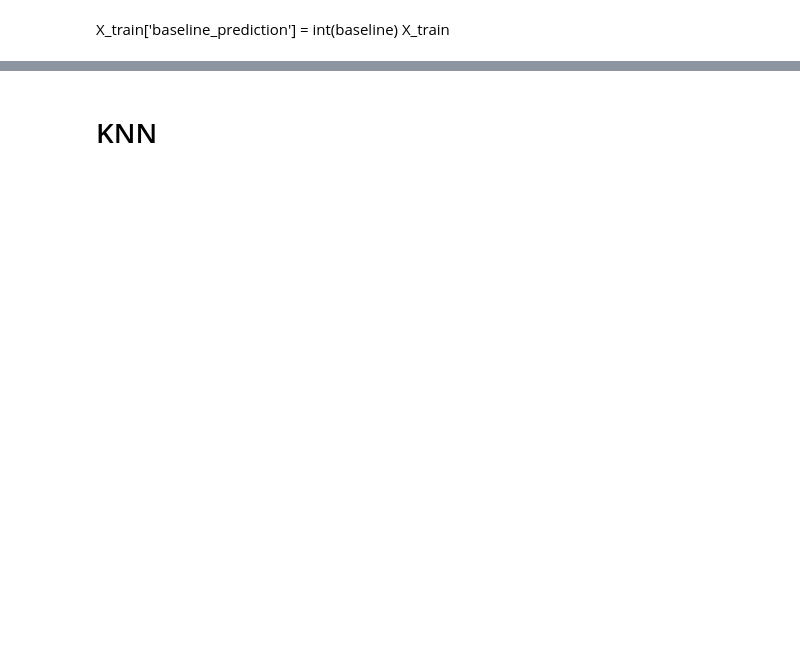
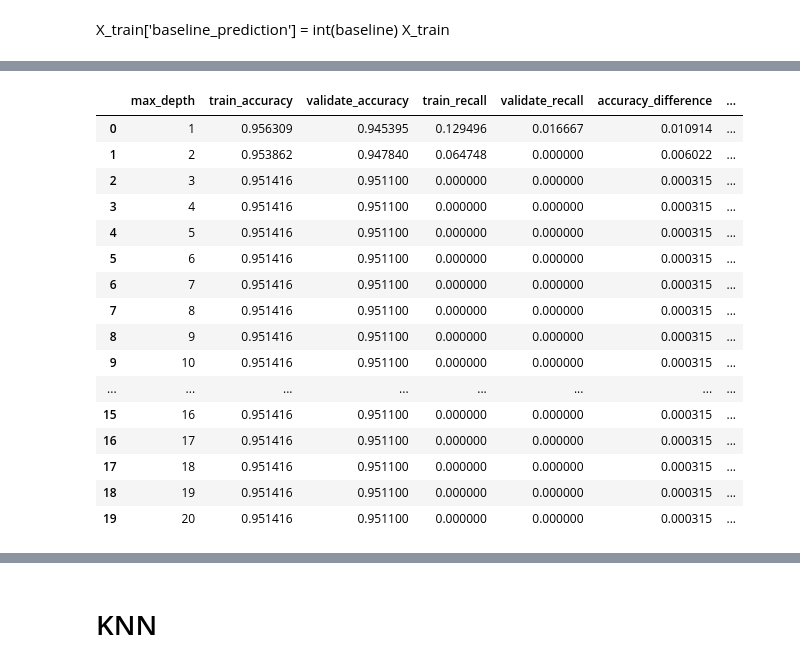
Before and after one commit to Yvette-Ibarra/Individual-Project, a Jupyter notebook: Stroke_Project_Final_Report.ipynb, the cells around one changed output, grey strips where cells are left out. Drawn from its saved outputs; the diff is of its cells as text; code cells hidden in the pictures; blank space fills up the shorter version.

Commit message:
update model section

```diff
--- a/Stroke_Project_Final_Report.ipynb
+++ b/Stroke_Project_Final_Report.ipynb
@@ -369,4 +285,2 @@ stat_features = ['age','avg_glucose_level','hypertension','heart_disease','ever_
-# %%
-X_train,y_train,X_validate,y_validate, X_test, y_test = model_prep(train,validate,test,stat_features)
 # %%
 y_validate.shape,X_validate.shape,X_train.shape,y_train.shape,X_test.shape, y_test.shape
@@ -383,21 +289,3 @@ baseline
 # %% [markdown]
 X_train['baseline_prediction'] = int(baseline)
 X_train
-# %%
-#Loop for models
-for i in range(1, 21):
-    # Make the model
-    tree = DecisionTreeClassifier(max_depth=i,min_samples_split = 5, random_state=123)
-
-    # Fit the model (on train and only train)
-    tree = tree.fit(X_train, y_train)
-
-    # Use the model
-    # We'll evaluate the model's performance on train, first
-    y_predictions = tree.predict(X_train)
-
-    # Produce the classification report on the actual y values and this model's predicted y values
-    report = classification_report(y_train, y_predictions, output_dict=True)
-    print(f"Tree with max depth of {i}")
-    print(pd.DataFrame(report))
-    print()
@@ -519,0 +410,58 @@ df
+# %%
+
+# Random forest changing leaf
+
+metrics=[]
+for i in range(1, 21):
+
+    # Make the model
+    random_forest = RandomForestClassifier(max_depth=8, min_samples_leaf = i , random_state=123)
+
+    # Fit the model (on train and only train)
+    random_forest = random_forest.fit(X_train, y_train)
+
+    # Use the model
+    # We'll evaluate the model's performance on train, first
+    y_pred = random_forest.predict(X_train)
+
+    # Produce the classification report on the actual y values and this model's predicted y values
+    report = classification_report(y_train, y_pred, output_dict=True)
+    print(f"Tree with min sample leaf {i}")
+    print(pd.DataFrame(report))
+    print()
+
+
+    # create data frame
+        # calculate recall train
+    y_pred = random_forest.predict(X_train)
+    in_sample_recall= recall_score(y_train, y_pred)
+
+    # Use the model
+    # We'll evaluate the model's performance on train, first
+    in_sample_accuracy = random_forest.score(X_train, y_train)
+
+
+
+    out_of_sample_accuracy = random_forest.score(X_validate, y_validate)
+
+
+
+    # calculate recall validate
+    y_pred = random_forest.predict(X_validate)
+    out_of_sample_recall= recall_score(y_validate, y_pred)
+
+    output = {
+        "max_depth": i,
+        "train_accuracy": in_sample_accuracy,
+        "validate_accuracy": out_of_sample_accuracy,
+        'train_recall': in_sample_recall,
+        'validate_recall': out_of_sample_recall
+    }
+
+    metrics.append(output)
+
+df6 = pd.DataFrame(metrics)
+df6["accuracy_difference"] = df6.train_accuracy - df6.validate_accuracy
+df6["recall_difference"] = df6.train_recall - df6.validate_recall
+df6
+# %% [output]
@@ -519,0 +485,17 @@ df
+|  | max_depth | train_accuracy | validate_accuracy | train_recall | validate_recall | accuracy_difference | ... |
+| 0 | 1 | 0.956309 | 0.945395 | 0.129496 | 0.016667 | 0.010914 | ... |
+| 1 | 2 | 0.953862 | 0.947840 | 0.064748 | 0.000000 | 0.006022 | ... |
+| 2 | 3 | 0.951416 | 0.951100 | 0.000000 | 0.000000 | 0.000315 | ... |
+| 3 | 4 | 0.951416 | 0.951100 | 0.000000 | 0.000000 | 0.000315 | ... |
+| 4 | 5 | 0.951416 | 0.951100 | 0.000000 | 0.000000 | 0.000315 | ... |
+| 5 | 6 | 0.951416 | 0.951100 | 0.000000 | 0.000000 | 0.000315 | ... |
+| 6 | 7 | 0.951416 | 0.951100 | 0.000000 | 0.000000 | 0.000315 | ... |
+| 7 | 8 | 0.951416 | 0.951100 | 0.000000 | 0.000000 | 0.000315 | ... |
+| 8 | 9 | 0.951416 | 0.951100 | 0.000000 | 0.000000 | 0.000315 | ... |
+| 9 | 10 | 0.951416 | 0.951100 | 0.000000 | 0.000000 | 0.000315 | ... |
+| ... | ... | ... | ... | ... | ... | ... | ... |
+| 15 | 16 | 0.951416 | 0.951100 | 0.000000 | 0.000000 | 0.000315 | ... |
+| 16 | 17 | 0.951416 | 0.951100 | 0.000000 | 0.000000 | 0.000315 | ... |
+| 17 | 18 | 0.951416 | 0.951100 | 0.000000 | 0.000000 | 0.000315 | ... |
+| 18 | 19 | 0.951416 | 0.951100 | 0.000000 | 0.000000 | 0.000315 | ... |
+| 19 | 20 | 0.951416 | 0.951100 | 0.000000 | 0.000000 | 0.000315 | ... |
```
Also changed, not shown: parts of 55 cells of this notebook.
